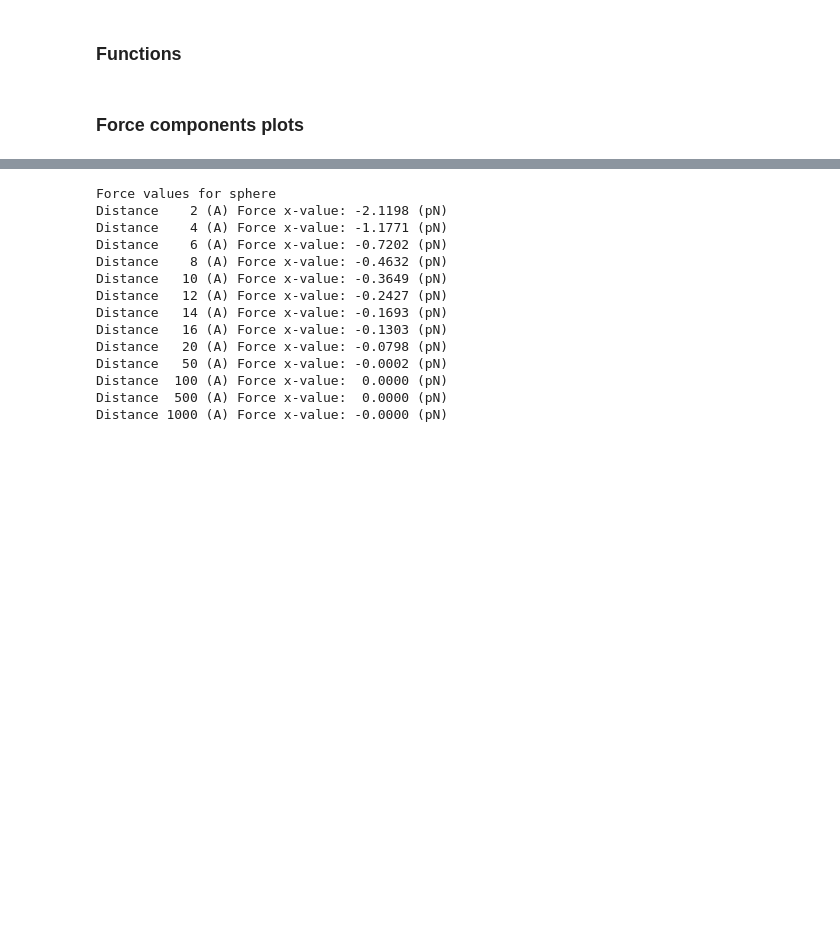
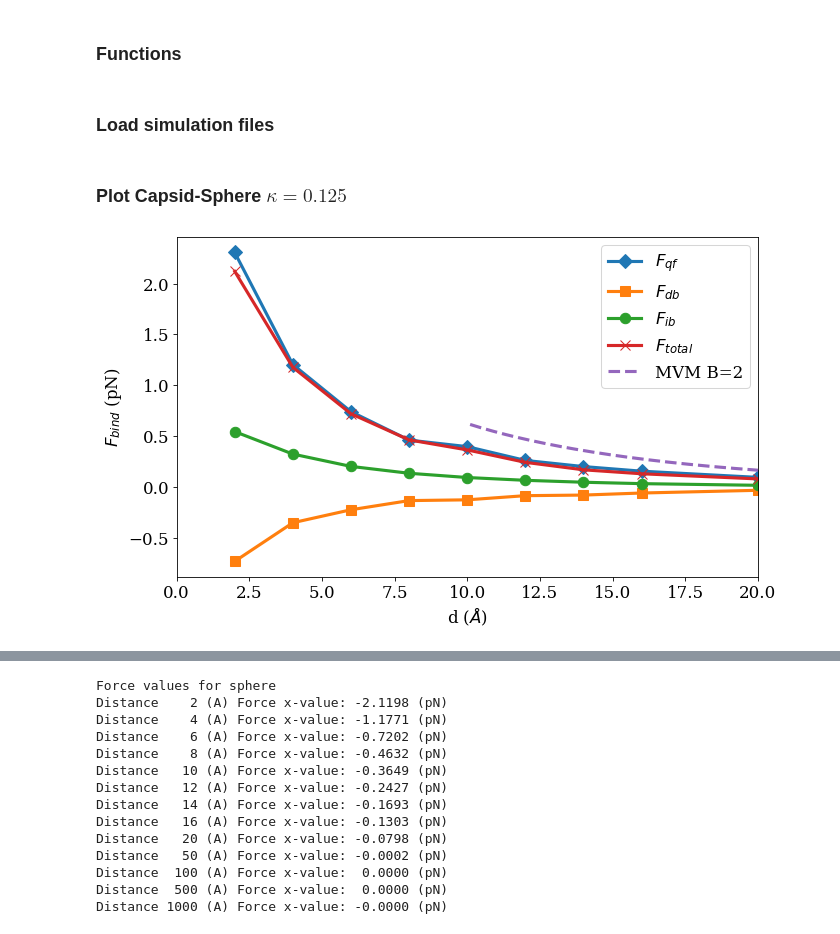
Before and after one commit to iaddison-smith/plots_afmtip, a Jupyter notebook: Force_components_afmtip.ipynb, the cells around one changed output, grey strips where cells are left out. Saved outputs shown, nothing was run; the diff lists cells and outputs as text; code cells hidden in the pictures; blank space fills up the shorter version.

```diff
--- a/Force_components_afmtip.ipynb
+++ b/Force_components_afmtip.ipynb
@@ -157,6 +157,8 @@ def boundary_forces_zika(distances, boundary_forces_file):
         fib[j] =to_kcalmolA*f_boundary[j,4:]
 
     return d, fdb, fib
+# %% [markdown]
+### Load simulation files
 # %%
 # Fixed charge force calculation with dphir file from Pygbe
 dist,fqf,_ = forces_fixedcharge_zika('zika_afm\\tip_charge-2.5_rad150')
@@ -176,5 +188,3 @@ F_terms_plane = 69.467*(fqf_plane[:]+fdb_plane[:]+fib_plane[:]-fqf_plane[-1]-fdb
 # MVM fitting function (Podgornik et al. Nanoscale, 2015)
 def forces_MVM(d,B,A=0,k=1/6.8):
     return (A*np.exp(-2*k*d)+B*np.exp(-k*d))/(1-np.exp(-2*k*d))
-# %% [markdown]
-### Force components plots
@@ -180,0 +199,22 @@ def forces_MVM(d,B,A=0,k=1/6.8):
+# %% [markdown]
+### Plot Capsid-Sphere $\kappa=0.125$
+# %%
+delta_fqf = 69.467*(fqf.swapaxes(0,1)[0]-fqf.swapaxes(0,1)[0][-1])
+delta_fdb = 69.467*(fdb.swapaxes(0,1)[0]-fdb.swapaxes(0,1)[0][-1])
+delta_fib = 69.467*(fib.swapaxes(0,1)[0]-fib.swapaxes(0,1)[0][-1])
+
+plt.figure(figsize=(10,6),dpi=75)
+plt.plot(d,-delta_fqf, marker='D',label='$F_{qf}$')
+plt.plot(d,-delta_fdb, marker='s',label='$F_{db}$')
+plt.plot(d,-delta_fib, marker='o',label='$F_{ib}$')
+plt.plot(d,-F_terms.swapaxes(0,1)[0], marker='x',label='$F_{total}$')
+plt.plot(dd[1:]-384,forces_MVM(dd[1:]-384,2,k=0.125),label='MVM B=2',linestyle='--')
+plt.xlim([0,20])
+plt.xlabel('d ($\AA$)');
+plt.ylabel('$F_{bind}$ (pN)')
+plt.legend()
+plt.savefig('plots\\Binding_forces_components_capsid_2_sphere.png',dpi=300, bbox_inches='tight')
+plt.show()
+plt.close()
+# %% [output]
+[figure, added]
```
Also changed, not shown: parts of 13 cells of this notebook, 1 other file.
